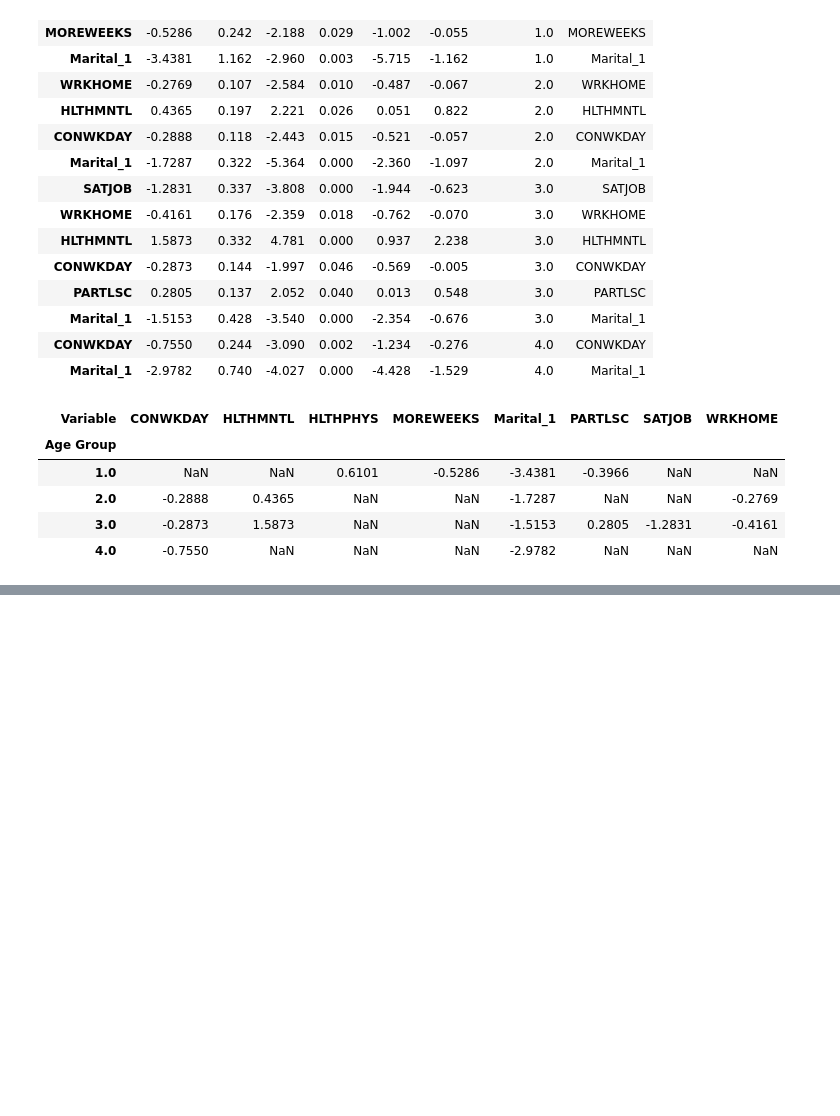
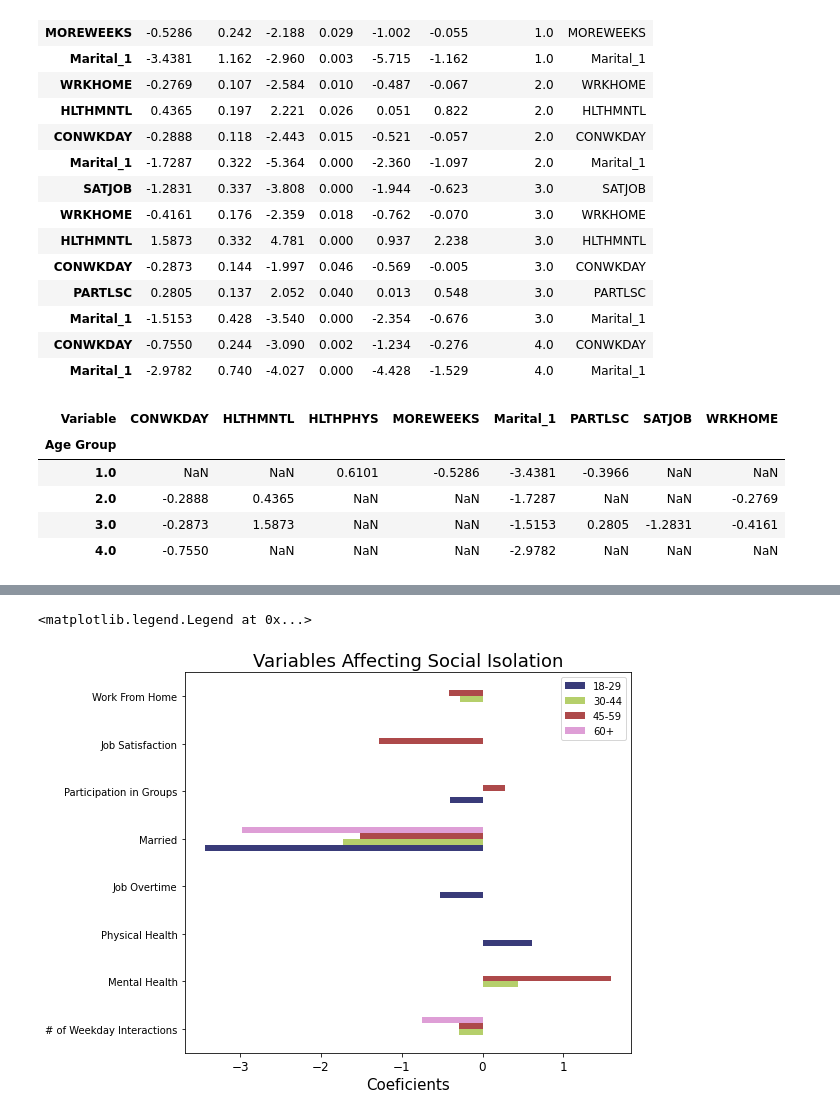
Before and after one commit to matthewasloan95/social-isolation-transportation, a Jupyter notebook: gss_logit.ipynb, the cells around one changed output, grey strips where cells are left out. Saved outputs shown, nothing was run; the diff lists cells and outputs as text; code cells hidden in the pictures; blank space fills up the shorter version.

Commit message:
changed orientation of a graph

```diff
--- a/gss_logit.ipynb
+++ b/gss_logit.ipynb
@@ -246,0 +247,15 @@ ax.legend(labels=['18-29', '30-44','45-59','60+'])
+# %%
+#plt.figure(figsize=(10,10))
+ax = clean_plot_data.transpose().plot.barh(figsize=(8,7),rot=0,cmap='tab20b')
+
+plt.title('Variables Affecting Social Isolation', fontsize=18)
+plt.xlabel('Coeficients',fontsize=15)
+plt.ylabel('',fontsize=15)
+ax.tick_params(axis='x',labelsize=12)
+ax.tick_params(axis='y', labelsize=10)
+ax.set_yticklabels(['# of Weekday Interactions', 'Mental Health', 'Physical Health','Job Overtime','Married','Participation in Groups','Job Satisfaction','Work From Home'])
+plt.setp(ax.yaxis.get_majorticklabels(), ha="right" )
+ax.legend(labels=['18-29', '30-44','45-59','60+'])
+# %% [output]
+<matplotlib.legend.Legend at 0x...>
+[figure, added]
```
Also changed, not shown: parts of 4 cells of this notebook.
